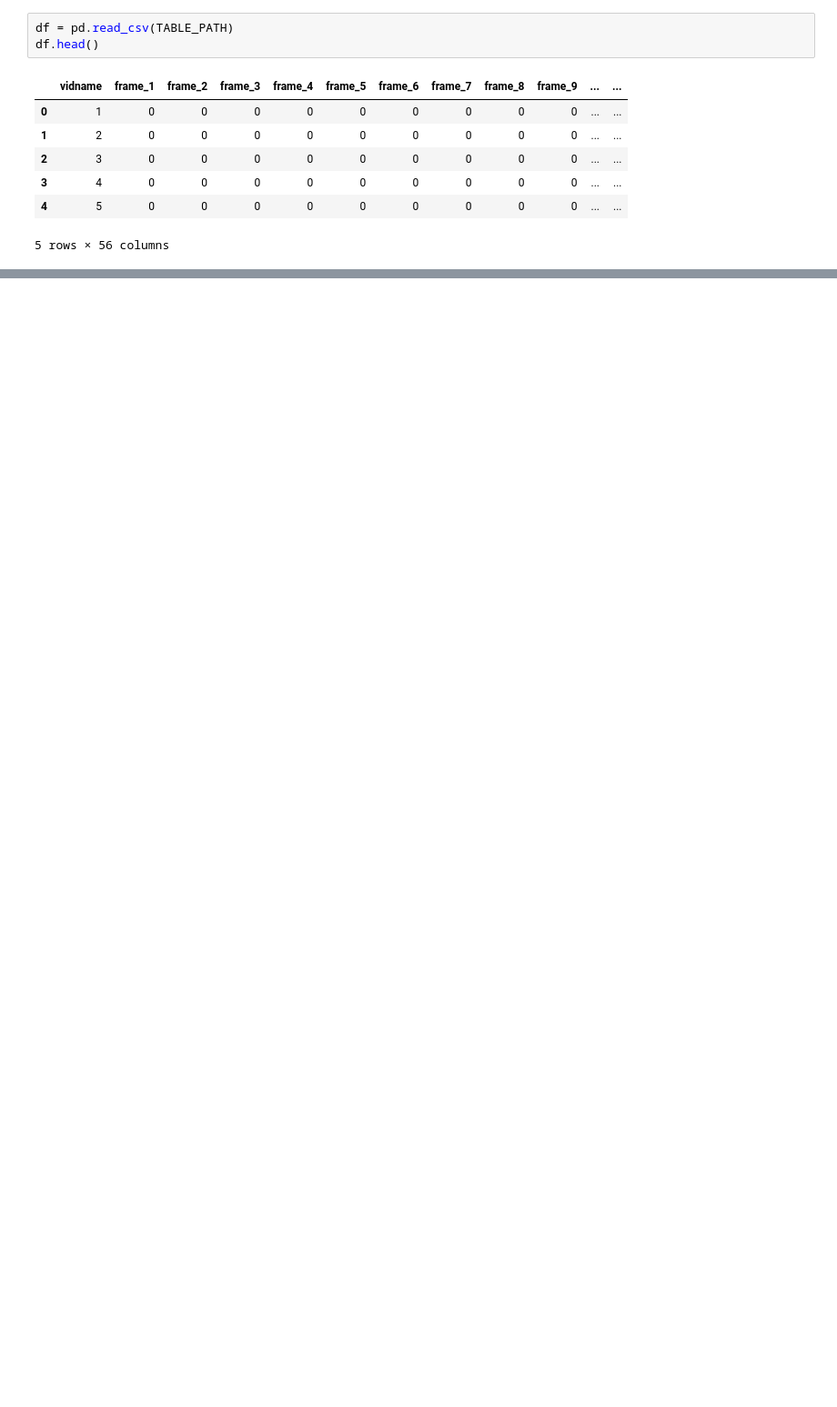
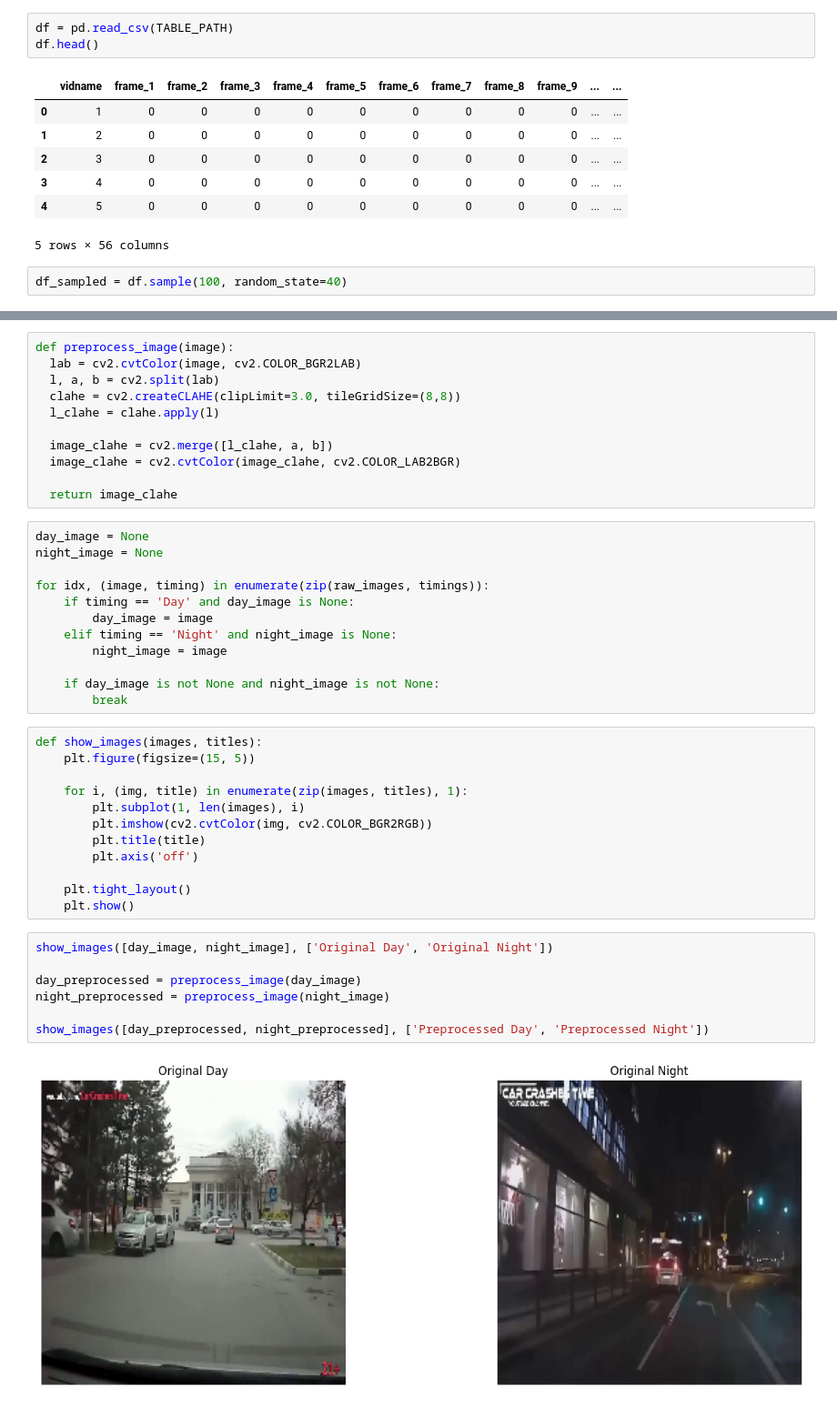
Before and after one commit to jessicaryan19/car-crash-detection, a Jupyter notebook: main.ipynb, the cells around one changed output, grey strips where cells are left out. Shown at 91% size. Drawn from its saved outputs; the diff is of its cells as text; blank space fills up the shorter version.

```diff
--- a/main.ipynb
+++ b/main.ipynb
@@ -26,4 +30,6 @@ df.head()
 | 3 | 4 | 0 | 0 | 0 | 0 | 0 | 0 | 0 | 0 | 0 | ... | ... |
 | 4 | 5 | 0 | 0 | 0 | 0 | 0 | 0 | 0 | 0 | 0 | ... | ... |
 5 rows × 56 columns
+# %%
+df_sampled = df.sample(100, random_state=40)
 # %%
@@ -51,0 +73,44 @@ Length of labels:  75000
+# %%
+def preprocess_image(image):
+  lab = cv2.cvtColor(image, cv2.COLOR_BGR2LAB)
+  l, a, b = cv2.split(lab)
+  clahe = cv2.createCLAHE(clipLimit=3.0, tileGridSize=(8,8))
+  l_clahe = clahe.apply(l)
+
+  image_clahe = cv2.merge([l_clahe, a, b])
+  image_clahe = cv2.cvtColor(image_clahe, cv2.COLOR_LAB2BGR)
+
+  return image_clahe
+# %%
+day_image = None
+night_image = None
+
+for idx, (image, timing) in enumerate(zip(raw_images, timings)):
+    if timing == 'Day' and day_image is None:
+        day_image = image
+    elif timing == 'Night' and night_image is None:
+        night_image = image
+
+    if day_image is not None and night_image is not None:
+        break
+# %%
+def show_images(images, titles):
+    plt.figure(figsize=(15, 5))
+
+    for i, (img, title) in enumerate(zip(images, titles), 1):
+        plt.subplot(1, len(images), i)
+        plt.imshow(cv2.cvtColor(img, cv2.COLOR_BGR2RGB))
+        plt.title(title)
+        plt.axis('off')
+
+    plt.tight_layout()
+    plt.show()
+# %%
+show_images([day_image, night_image], ['Original Day', 'Original Night'])
+
+day_preprocessed = preprocess_image(day_image)
+night_preprocessed = preprocess_image(night_image)
+
+show_images([day_preprocessed, night_preprocessed], ['Preprocessed Day', 'Preprocessed Night'])
+# %% [output]
+[figure, added]
```
Also changed, not shown: parts of 5 cells of this notebook, 1 other file.
